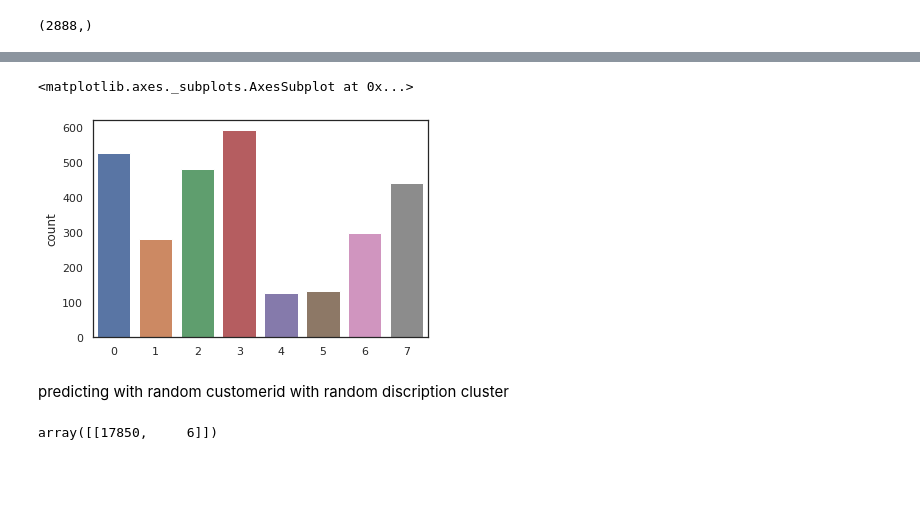
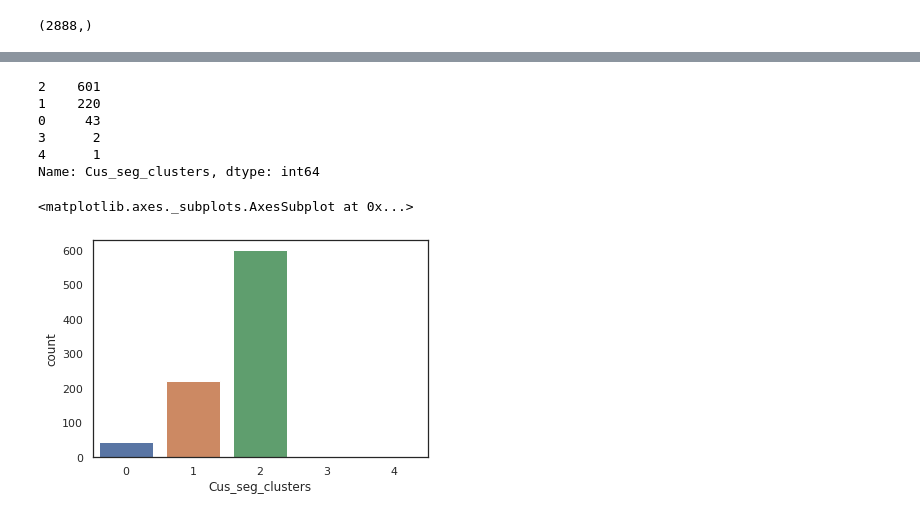
Before and after one commit to Sedhuraman99/customer_segmentation_using_nlp, a Jupyter notebook: Customer_segmentation_using_NLP.ipynb, the cells around one changed output, grey strips where cells are left out. Cells and saved outputs as stored; diff of their text form; code cells hidden in the pictures; blank space fills up the shorter version.

```diff
--- a/Customer_segmentation_using_NLP.ipynb
+++ b/Customer_segmentation_using_NLP.ipynb
@@ -380,7 +437,7 @@ for k in range(2,20):
 
     model = KMeans(n_clusters=k)
 
-    model.fit(x)
+    model.fit(X)
 
     sd.append(model.inertia_)
 # %%
@@ -431,0 +477,4 @@ print(y)
+# %%
+kmodel = KMeans(n_clusters=5, init = 'k-means++', max_iter = 300, n_init = 10)
+# %%
+kmodel.fit(X)
@@ -431,0 +483,2 @@ print(y)
+# %%
+new_df['Cus_seg_clusters'] = kmodel.labels_
@@ -456,12 +523,14 @@ plt.show()
+# %%
+new_df['Cus_seg_clusters'].value_counts()
+# %% [output]
+2    601
+1    220
+0     43
+3      2
+4      1
+Name: Cus_seg_clusters, dtype: int64
 # %%
-sns.countplot(x=y)
+sns.countplot(x='Cus_seg_clusters',data=new_df)
 # %% [output]
 <matplotlib.axes._subplots.AxesSubplot at 0x...>
-[figure, old version]
+[figure, new version]
-# %% [markdown]
-predicting with random customerid with random discription cluster
-# %%
-product = np.array([[17850,6]])
-product
-# %% [output]
-array([[17850,     6]])
```
Also changed, not shown: parts of 49 cells of this notebook.
